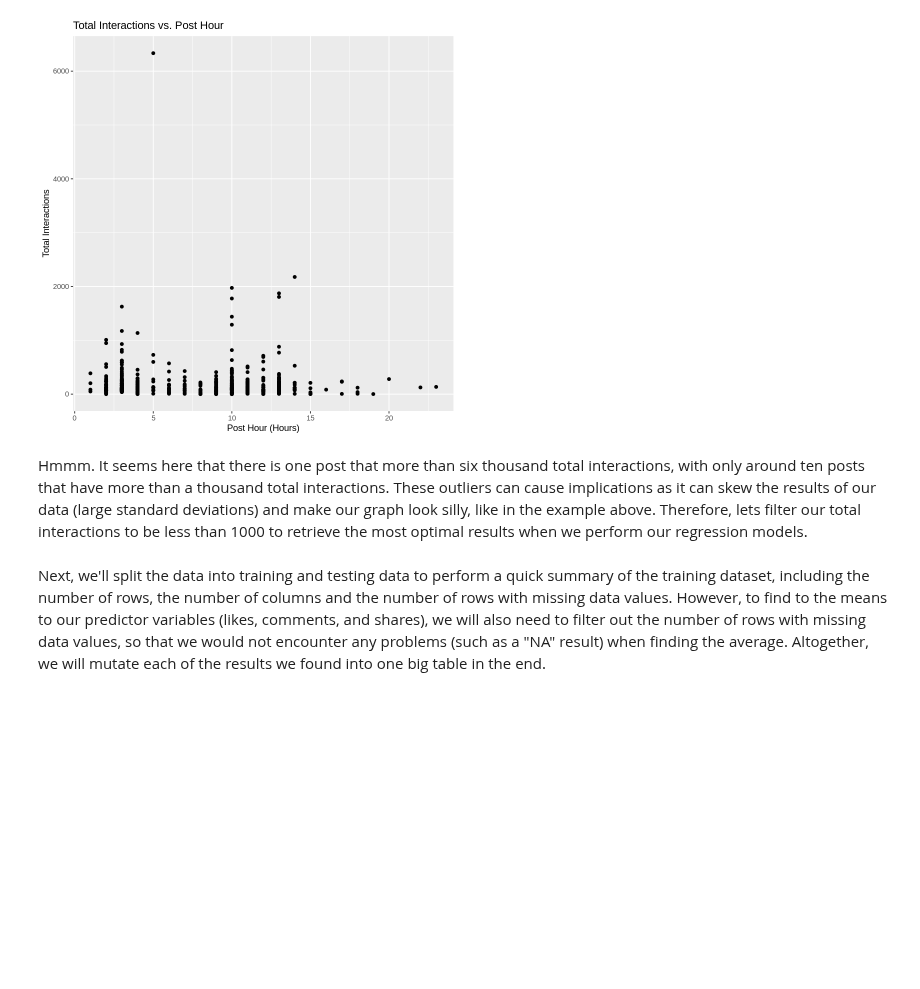
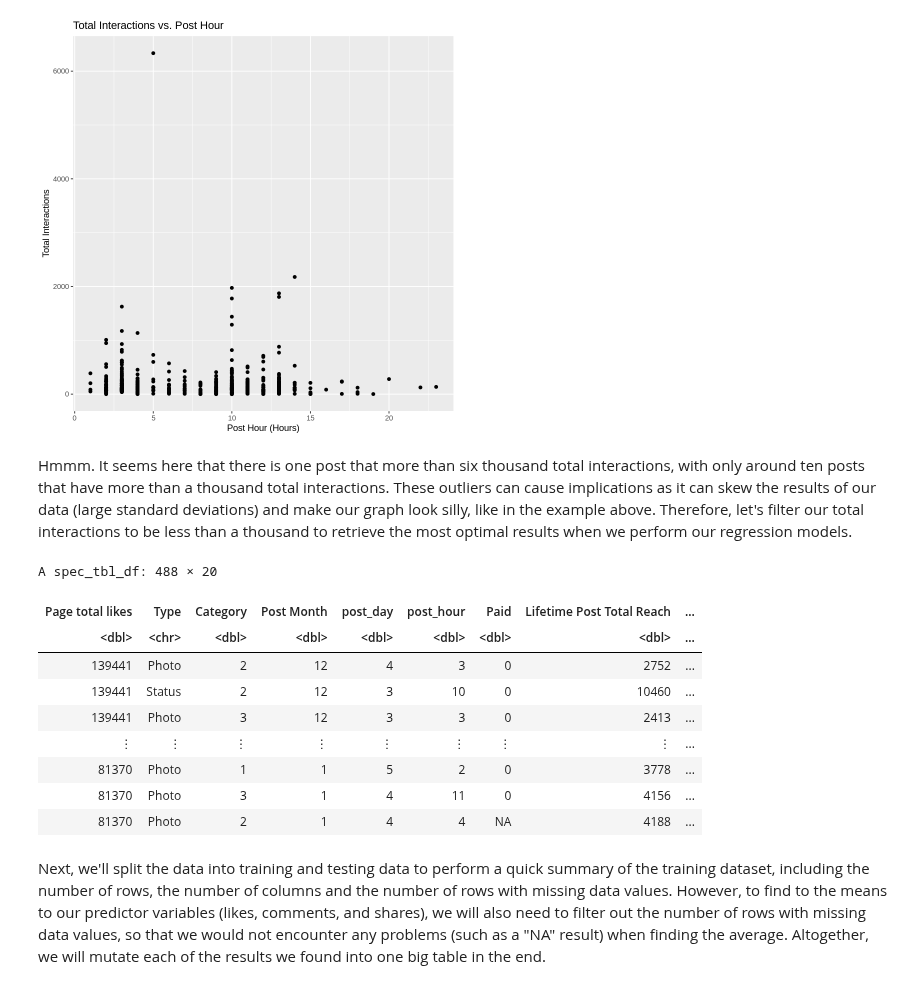
Before and after one commit to amellios/data_science_woohoo, a Jupyter notebook: Final Project Analysis.ipynb, the cells around one changed output. Saved outputs shown, nothing was run; the diff lists cells and outputs as text; code cells hidden in the pictures; blank space fills up the shorter version.

```diff
--- a/Final Project Analysis.ipynb
+++ b/Final Project Analysis.ipynb
@@ -90,10 +108,22 @@ exploratory_scatter_plot
 # %% [output]
 [figure]
 # %% [markdown]
-Hmmm. It seems here that there is one post that more than six thousand total interactions, with only around ten posts that have more than a thousand total interactions. These outliers can cause implications as it can skew the results of our data (large standard deviations) and make our graph look silly, like in the example above. Therefore, lets filter our total interactions to be less than 1000 to retrieve the most optimal results when we perform our regression models.
+Hmmm. It seems here that there is one post that more than six thousand total interactions, with only around ten posts that have more than a thousand total interactions. These outliers can cause implications as it can skew the results of our data (large standard deviations) and make our graph look silly, like in the example above. Therefore, let's filter our total interactions to be less than a thousand to retrieve the most optimal results when we perform our regression models.
 # %%
 facebook_filtered2 <- facebook_1 %>% filter(total_interactions < 1000) %>%
     mutate(hour_of_week = (post_day - 1) * 24 + post_hour)
+facebook_filtered2
+# %% [output]
+A spec_tbl_df: 488 × 20
+| Page total likes | Type | Category | Post Month | post_day | post_hour | Paid | Lifetime Post Total Reach | ... |
+| <dbl> | <chr> | <dbl> | <dbl> | <dbl> | <dbl> | <dbl> | <dbl> | ... |
+| 139441 | Photo | 2 | 12 | 4 | 3 | 0 | 2752 | ... |
+| 139441 | Status | 2 | 12 | 3 | 10 | 0 | 10460 | ... |
+| 139441 | Photo | 3 | 12 | 3 | 3 | 0 | 2413 | ... |
+| ⋮ | ⋮ | ⋮ | ⋮ | ⋮ | ⋮ | ⋮ | ⋮ | ... |
+| 81370 | Photo | 1 | 1 | 5 | 2 | 0 | 3778 | ... |
+| 81370 | Photo | 3 | 1 | 4 | 11 | 0 | 4156 | ... |
+| 81370 | Photo | 2 | 1 | 4 | 4 | NA | 4188 | ... |
 # %% [markdown]
 Next, we'll split the data into training and testing data to perform a quick summary of the training dataset, including the number of rows, the number of columns and the number of rows with missing data values. However, to find to the means to our predictor variables (likes, comments, and shares), we will also need to filter out the number of rows with missing data values, so that we would not encounter any problems (such as a "NA" result) when finding the average. Altogether, we will mutate each of the results we found into one big table in the end.
 # %%
```
Also changed, not shown: parts of 2 cells of this notebook.
